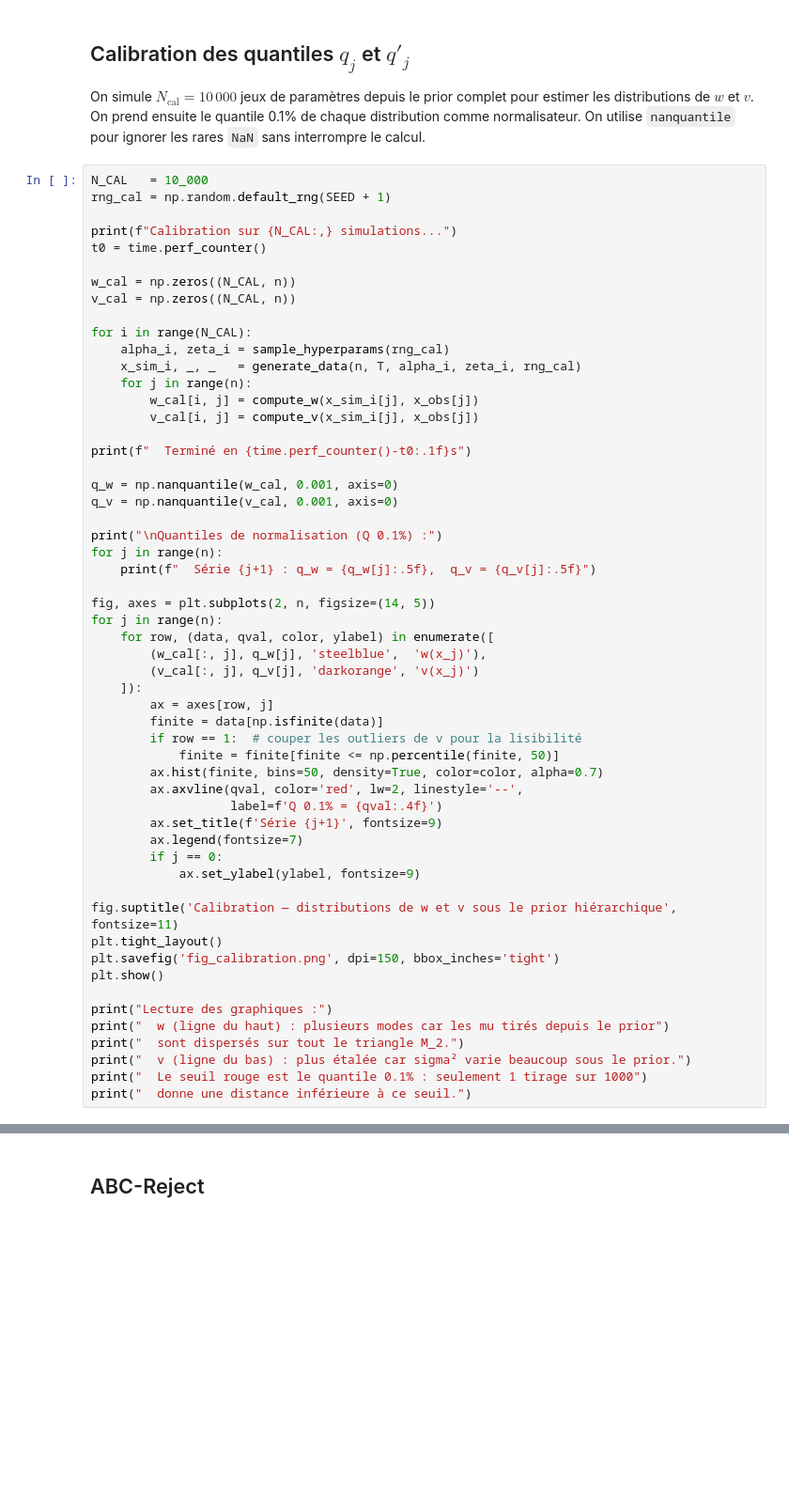
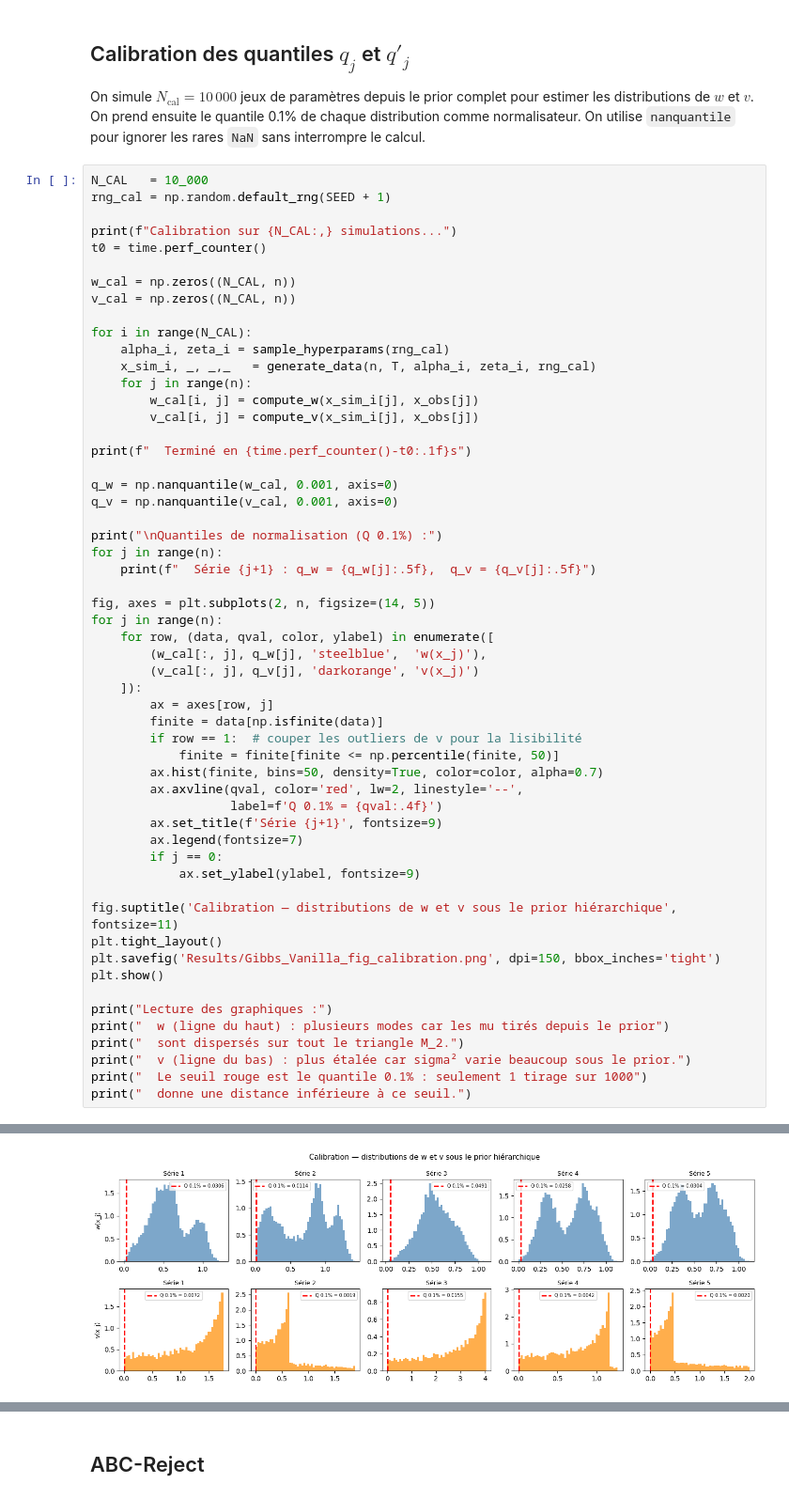
Before and after one commit to inaelenacampan/MonteCarloAndSimulation, a Jupyter notebook: Gibbs.ipynb, the cells around one changed output, grey strips where cells are left out. Shown at 94% size. Drawn from its saved outputs; the diff is of its cells as text; blank space fills up the shorter version.

```diff
--- a/Gibbs.ipynb
+++ b/Gibbs.ipynb
@@ -749,7 +771,7 @@ v_cal = np.zeros((N_CAL, n))
 
 for i in range(N_CAL):
     alpha_i, zeta_i = sample_hyperparams(rng_cal)
-    x_sim_i, _, _   = generate_data(n, T, alpha_i, zeta_i, rng_cal)
+    x_sim_i, _, _,_   = generate_data(n, T, alpha_i, zeta_i, rng_cal)
     for j in range(n):
         w_cal[i, j] = compute_w(x_sim_i[j], x_obs[j])
         v_cal[i, j] = compute_v(x_sim_i[j], x_obs[j])
@@ -783,7 +805,7 @@ for j in range(n):
 
 fig.suptitle('Calibration — distributions de w et v sous le prior hiérarchique', fontsize=11)
 plt.tight_layout()
-plt.savefig('fig_calibration.png', dpi=150, bbox_inches='tight')
+plt.savefig('Results/Gibbs_Vanilla_fig_calibration.png', dpi=150, bbox_inches='tight')
 plt.show()
 
 print("Lecture des graphiques :")
@@ -792,3 +814,4 @@ print("  sont dispersés sur tout le triangle M_2.")
 print("  v (ligne du bas) : plus étalée car sigma² varie beaucoup sous le prior.")
 print("  Le seuil rouge est le quantile 0.1% : seulement 1 tirage sur 1000")
 print("  donne une distance inférieure à ce seuil.")
+# %% [output]
@@ -794,0 +827 @@ print("  donne une distance inférieure à ce seuil.")
+[figure, added]
```
Also changed, not shown: parts of 29 cells of this notebook, 21 other files.
